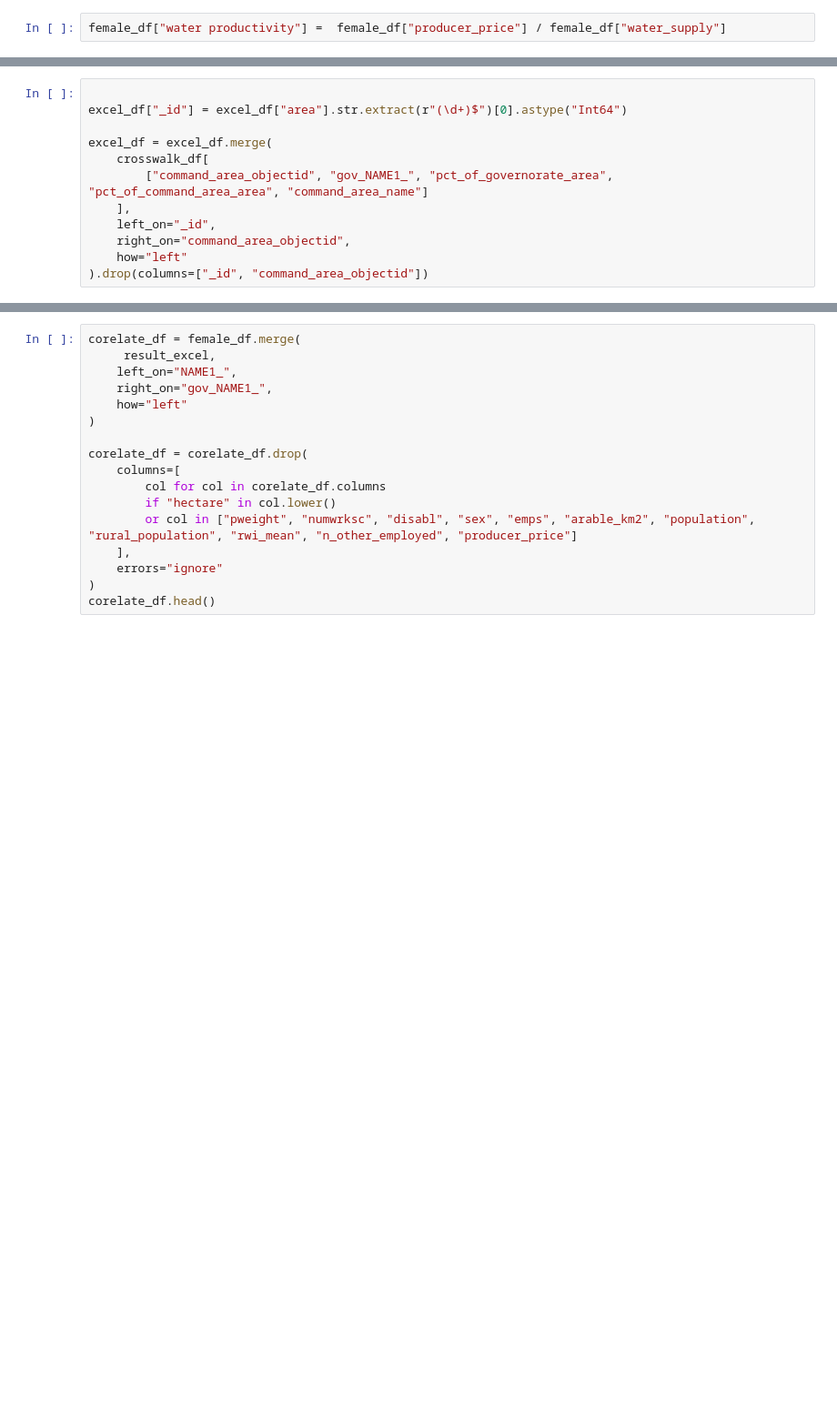
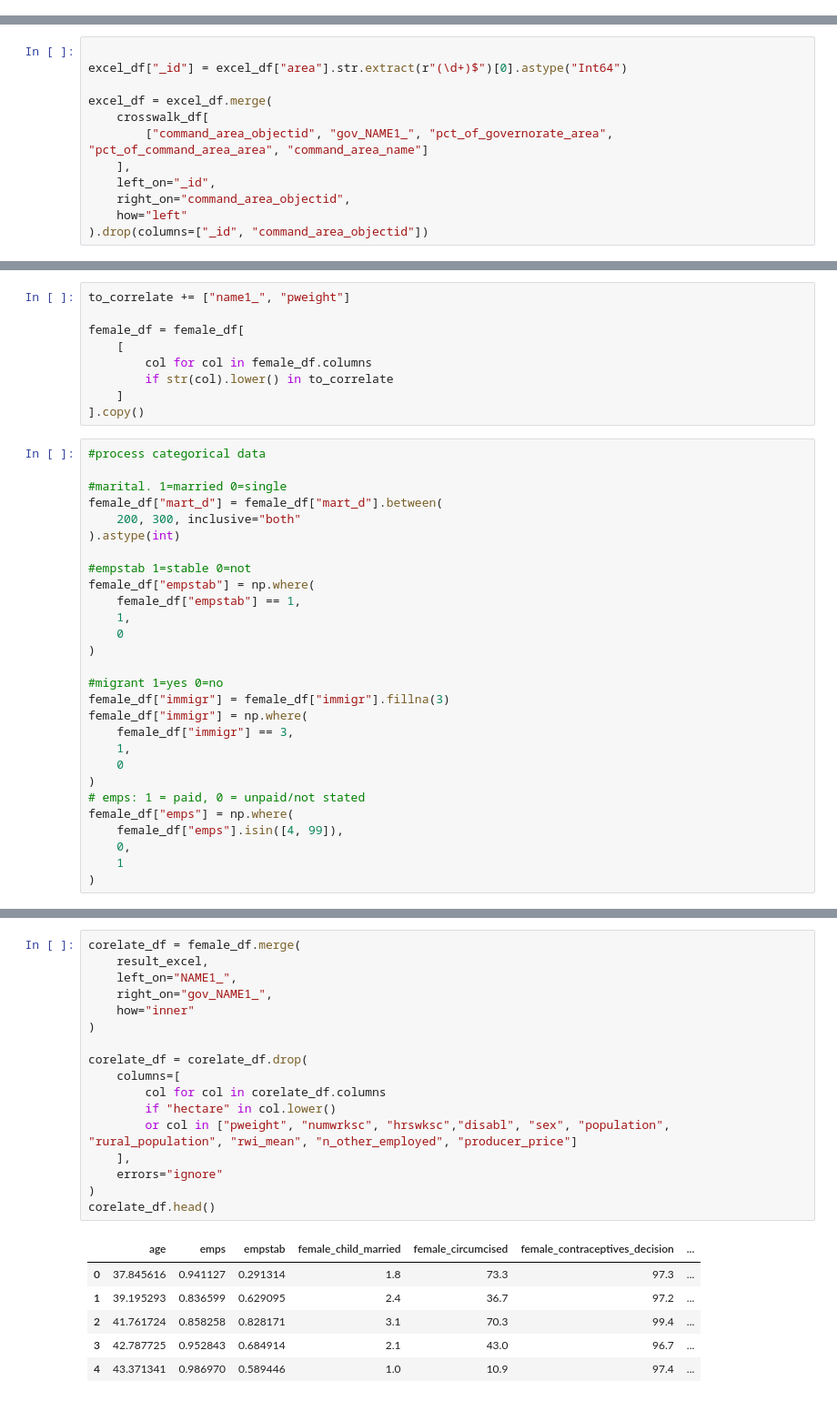
Before and after one commit to Deltares-research/egypt-survey-ml, a Jupyter notebook: notebooks/correlate-appended-survey-data_region.ipynb, the cells around one changed output, grey strips where cells are left out. Shown at 91% size. Saved outputs shown, nothing was run; the diff lists cells and outputs as text; blank space fills up the shorter version.

```diff
--- a/notebooks/correlate-appended-survey-data_region.ipynb
+++ b/notebooks/correlate-appended-survey-data_region.ipynb
@@ -110,2 +35,0 @@ female_df["emps"] = np.where(
-# %%
-female_df["water productivity"] =  female_df["producer_price"] / female_df["water_supply"]
@@ -247,0 +212,37 @@ result_excel.head()
+# %%
+to_correlate += ["name1_", "pweight"]
+
+female_df = female_df[
+    [
+        col for col in female_df.columns
+        if str(col).lower() in to_correlate
+    ]
+].copy()
+# %%
+#process categorical data
+
+#marital. 1=married 0=single
+female_df["mart_d"] = female_df["mart_d"].between(
+    200, 300, inclusive="both"
+).astype(int)
+
+#empstab 1=stable 0=not
+female_df["empstab"] = np.where(
+    female_df["empstab"] == 1,
+    1,
+    0
+)
+
+#migrant 1=yes 0=no
+female_df["immigr"] = female_df["immigr"].fillna(3)
+female_df["immigr"] = np.where(
+    female_df["immigr"] == 3,
+    1,
+    0
+)
+# emps: 1 = paid, 0 = unpaid/not stated
+female_df["emps"] = np.where(
+    female_df["emps"].isin([4, 99]),
+    0,
+    1
+)
@@ -248,17 +277,24 @@ result_excel.head()
 # %%
 corelate_df = female_df.merge(
-     result_excel,
+    result_excel,
     left_on="NAME1_",
     right_on="gov_NAME1_",
-    how="left"
+    how="inner"
 )
 
 corelate_df = corelate_df.drop(
     columns=[
         col for col in corelate_df.columns
         if "hectare" in col.lower()
-        or col in ["pweight", "numwrksc", "disabl", "sex", "emps", "arable_km2", "population", "rural_population", "rwi_mean", "n_other_employed", "producer_price"]
+        or col in ["pweight", "numwrksc", "hrswksc","disabl", "sex", "population", "rural_population", "rwi_mean", "n_other_employed", "producer_price"]
     ],
     errors="ignore"
 )
 corelate_df.head()
+# %% [output]
+|  | age | emps | empstab | female_child_married | female_circumcised | female_contraceptives_decision | ... |
+| 0 | 37.845616 | 0.941127 | 0.291314 | 1.8 | 73.3 | 97.3 | ... |
+| 1 | 39.195293 | 0.836599 | 0.629095 | 2.4 | 36.7 | 97.2 | ... |
+| 2 | 41.761724 | 0.858258 | 0.828171 | 3.1 | 70.3 | 99.4 | ... |
+| 3 | 42.787725 | 0.952843 | 0.684914 | 2.1 | 43.0 | 96.7 | ... |
+| 4 | 43.371341 | 0.986970 | 0.589446 | 1.0 | 10.9 | 97.4 | ... |
```
Also changed, not shown: parts of 20 cells of this notebook, 1 other file.
